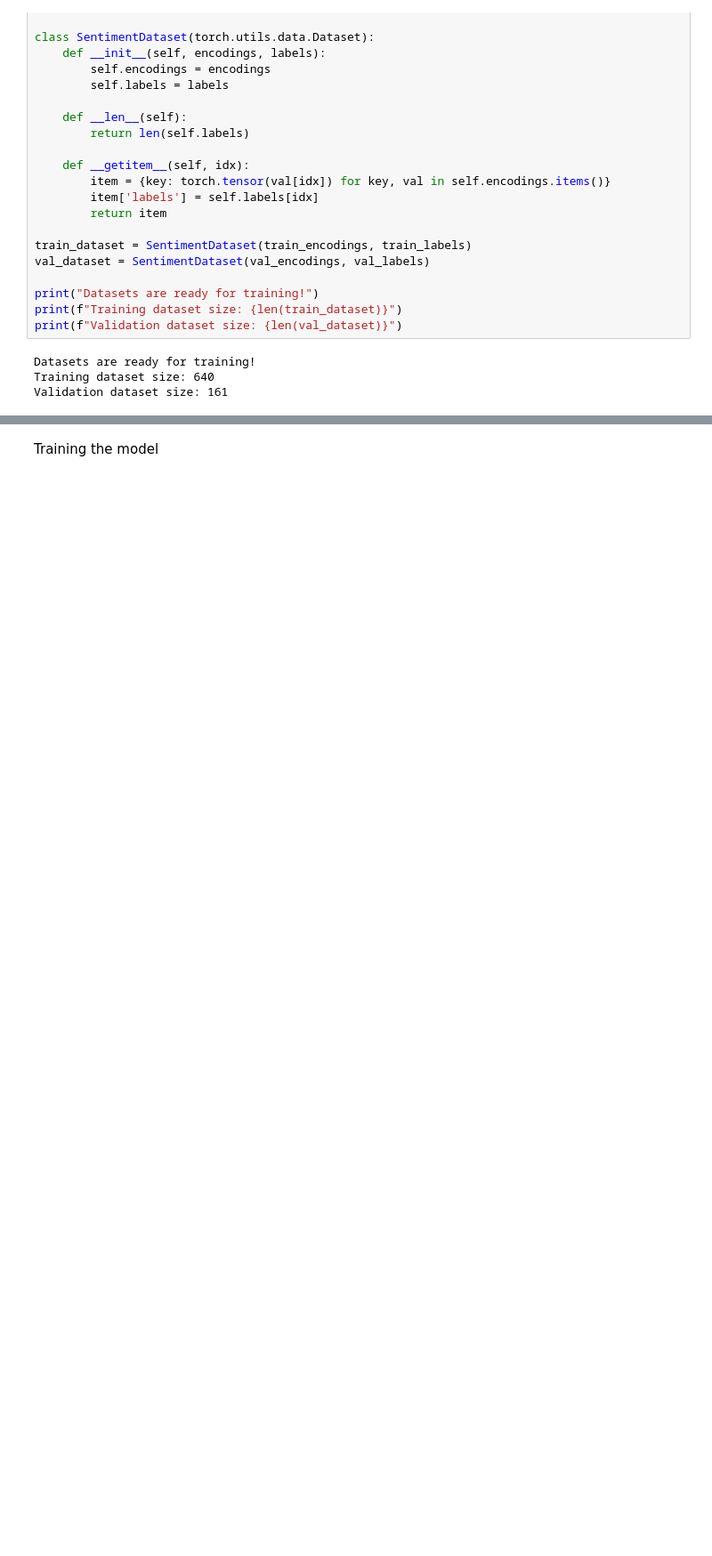
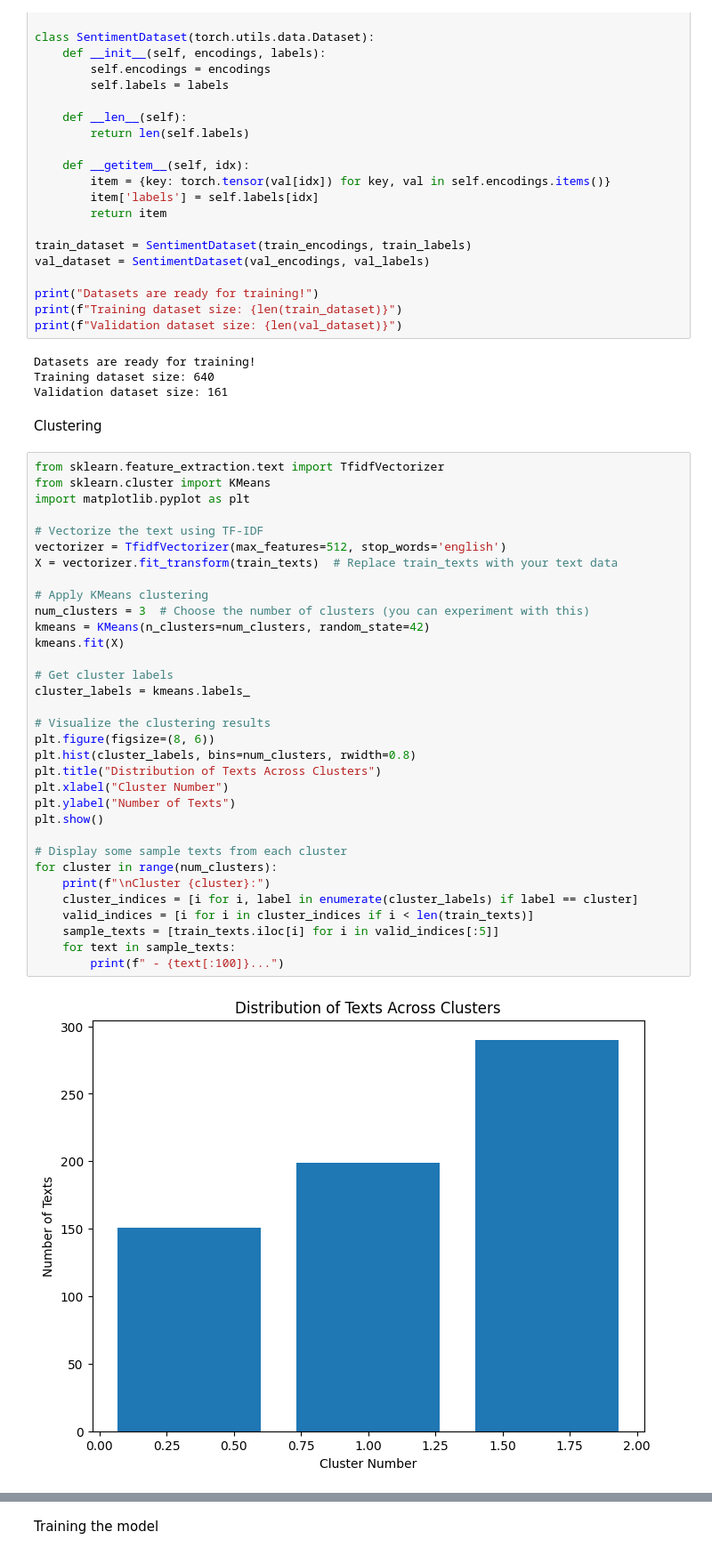
Before and after one commit to Marvin2798/roboreviews-project-, a Jupyter notebook: Untitled3.ipynb, the cells around one changed output, grey strips where cells are left out. Shown at 89% size. Cells and saved outputs as stored; diff of their text form; blank space fills up the shorter version.

```diff
--- a/Untitled3.ipynb
+++ b/Untitled3.ipynb
@@ -364,3 +364,40 @@ print(f"Validation dataset size: {len(val_dataset)}")
 Datasets are ready for training!
 Training dataset size: 640
 Validation dataset size: 161
+# %% [markdown]
+Clustering
+# %%
+from sklearn.feature_extraction.text import TfidfVectorizer
+from sklearn.cluster import KMeans
+import matplotlib.pyplot as plt
+
+# Vectorize the text using TF-IDF
+vectorizer = TfidfVectorizer(max_features=512, stop_words='english')
+X = vectorizer.fit_transform(train_texts)  # Replace train_texts with your text data
+
+# Apply KMeans clustering
+num_clusters = 3  # Choose the number of clusters (you can experiment with this)
+kmeans = KMeans(n_clusters=num_clusters, random_state=42)
+kmeans.fit(X)
+
+# Get cluster labels
+cluster_labels = kmeans.labels_
+
+# Visualize the clustering results
+plt.figure(figsize=(8, 6))
+plt.hist(cluster_labels, bins=num_clusters, rwidth=0.8)
+plt.title("Distribution of Texts Across Clusters")
+plt.xlabel("Cluster Number")
+plt.ylabel("Number of Texts")
+plt.show()
+
+# Display some sample texts from each cluster
+for cluster in range(num_clusters):
+    print(f"\nCluster {cluster}:")
+    cluster_indices = [i for i, label in enumerate(cluster_labels) if label == cluster]
+    valid_indices = [i for i in cluster_indices if i < len(train_texts)]
+    sample_texts = [train_texts.iloc[i] for i in valid_indices[:5]]
+    for text in sample_texts:
+        print(f" - {text[:100]}...")
+# %% [output]
+[figure, added]
```
Also changed, not shown: parts of 22 cells of this notebook.
